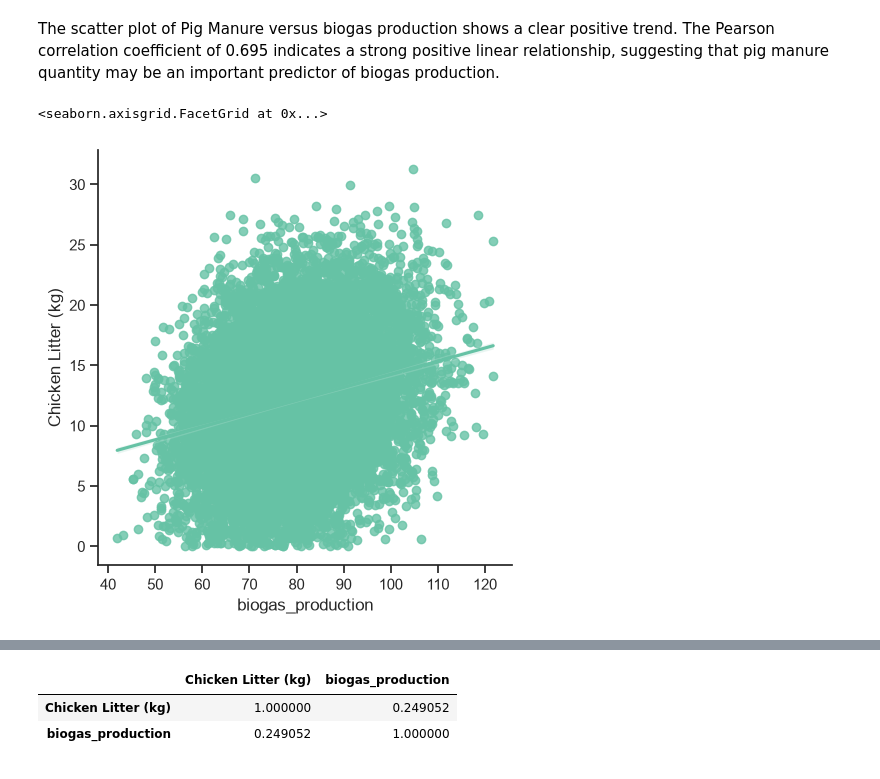
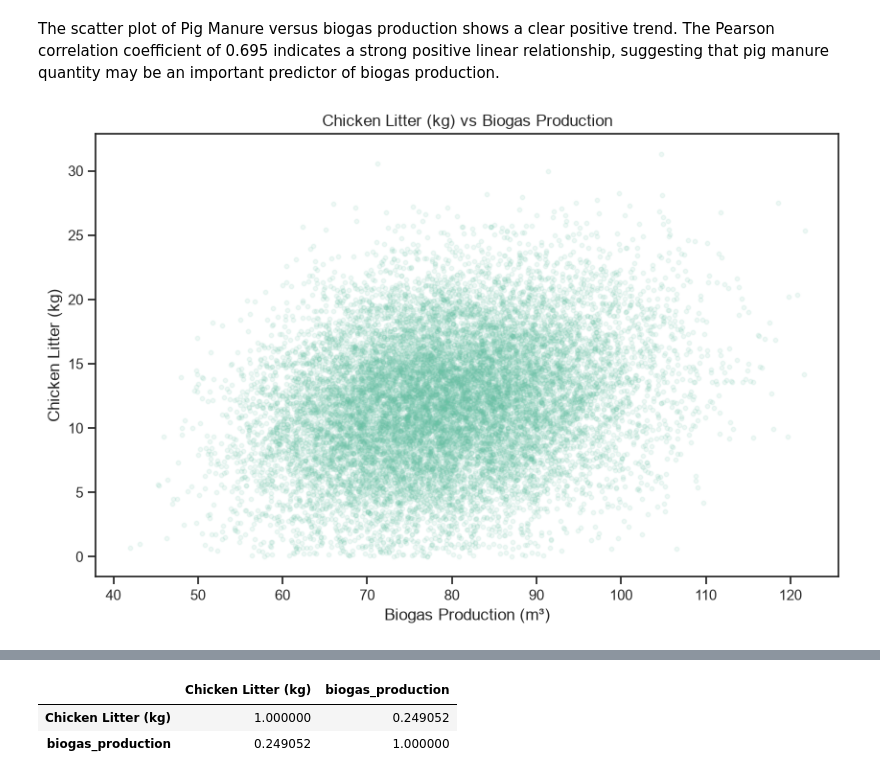
Before and after one commit to hris0077/ml_project, a Jupyter notebook: project.ipynb, the cells around one changed output, grey strips where cells are left out. Saved outputs shown, nothing was run; the diff lists cells and outputs as text; code cells hidden in the pictures.

```diff
--- a/project.ipynb
+++ b/project.ipynb
@@ -292,6 +319,15 @@ biogas_data[
 # %% [markdown]
 Kitchen Food Waste alone does not show a strong relationship with biogas production.
 # %%
-sns.set(style='ticks', palette='Set2')
-sns.lmplot(x="biogas_production", y="Pig Manure (kg)", data=biogas_data)
+#sns.set(style='ticks', palette='Set2')
+#sns.lmplot(x="biogas_production", y="Pig Manure (kg)", data=biogas_data)
+
+plt.figure(figsize=(10, 6))
+plt.scatter(biogas_data["biogas_production"],
+            biogas_data["Pig Manure (kg)"],
+            alpha=0.1, s=10)
+plt.xlabel("Biogas Production (m³)")
+plt.ylabel("Pig Manure (kg)")
+plt.title("Pig Manure (kg) vs Biogas Production")
+plt.show()
 # %% [output]
@@ -310,8 +345,15 @@ biogas_data[
 # %% [markdown]
 The scatter plot of Pig Manure versus biogas production shows a clear positive trend. The Pearson correlation coefficient of 0.695 indicates a strong positive linear relationship, suggesting that pig manure quantity may be an important predictor of biogas production.
 # %%
-sns.set(style='ticks', palette='Set2')
-sns.lmplot(x="biogas_production", y="Chicken Litter (kg)", data=biogas_data)
+#sns.set(style='ticks', palette='Set2')
+#sns.lmplot(x="biogas_production", y="Chicken Litter (kg)", data=biogas_data)
+plt.figure(figsize=(10, 6))
+plt.scatter(biogas_data["biogas_production"],
+            biogas_data["Chicken Litter (kg)"],
+            alpha=0.1, s=10)
+plt.xlabel("Biogas Production (m³)")
+plt.ylabel("Chicken Litter (kg)")
+plt.title("Chicken Litter (kg) vs Biogas Production")
+plt.show()
 # %% [output]
-<seaborn.axisgrid.FacetGrid at 0x...>
-[figure, old version]
+[figure, new version]
```
Also changed, not shown: parts of 18 cells of this notebook.
